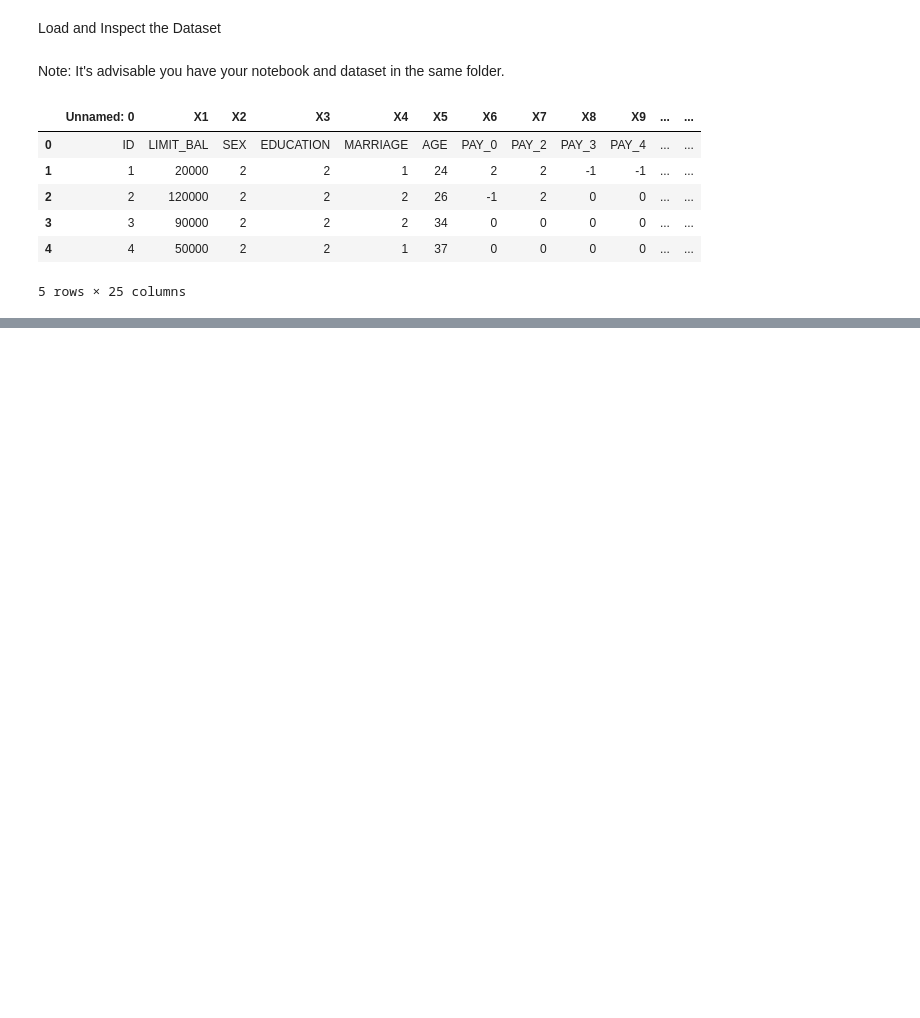
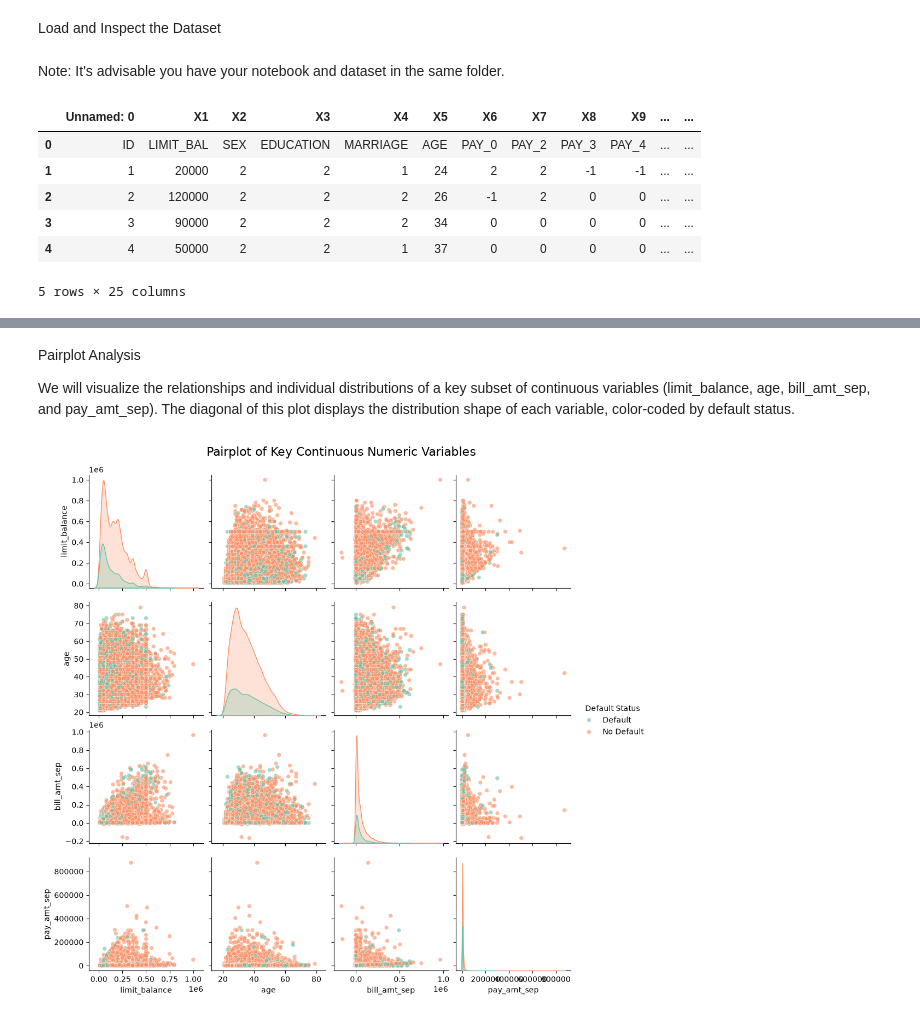
Before and after one commit to GiftFAC/team_credence, a Jupyter notebook: credit_card_default.ipynb, the cells around one changed output, grey strips where cells are left out. Cells and saved outputs as stored; diff of their text form; code cells hidden in the pictures; blank space fills up the shorter version.

```diff
--- a/credit_card_default.ipynb
+++ b/credit_card_default.ipynb
@@ -28,3 +33,10 @@ df.head()
 | 3 | 3 | 90000 | 2 | 2 | 2 | 34 | 0 | 0 | 0 | 0 | ... | ... |
 | 4 | 4 | 50000 | 2 | 2 | 1 | 37 | 0 | 0 | 0 | 0 | ... | ... |
 5 rows × 25 columns
+# %%
+# Fix the header since the first row contains the actual column labels
+# Set the columns to the first row's values
+df_copy.columns = df_copy.iloc[0]
+
+
+df_copy.head()
@@ -30,0 +381,25 @@ df.head()
+# %% [markdown]
+Pairplot Analysis
+
+We will visualize the relationships and individual distributions of a key subset of continuous variables (limit_balance, age, bill_amt_sep, and pay_amt_sep). The diagonal of this plot displays the distribution shape of each variable, color-coded by default status.
+# %%
+# Select representative continuous variables and the target variable for comparison
+selected_cols = ['limit_balance', 'age', 'bill_amt_sep', 'pay_amt_sep', 'default_payment_next_month']
+
+# Map target variable dynamically to text labels for the legend
+pairplot_df = df_copy[selected_cols].copy()
+pairplot_df['Default Status'] = pairplot_df['default_payment_next_month'].map({0: 'No Default', 1: 'Default'})
+
+# Create the pairplot with KDE on the diagonal
+g = sns.pairplot(
+    pairplot_df.drop(columns=['default_payment_next_month']),
+    hue='Default Status',
+    diag_kind='kde',
+    palette='Set2',
+    plot_kws={'alpha': 0.6, 's': 30}
+)
+
+g.fig.suptitle('Pairplot of Key Continuous Numeric Variables', y=1.02, fontsize=16)
+plt.show()
+# %% [output]
+[figure, added]
```
Also changed, not shown: parts of 49 cells of this notebook.
